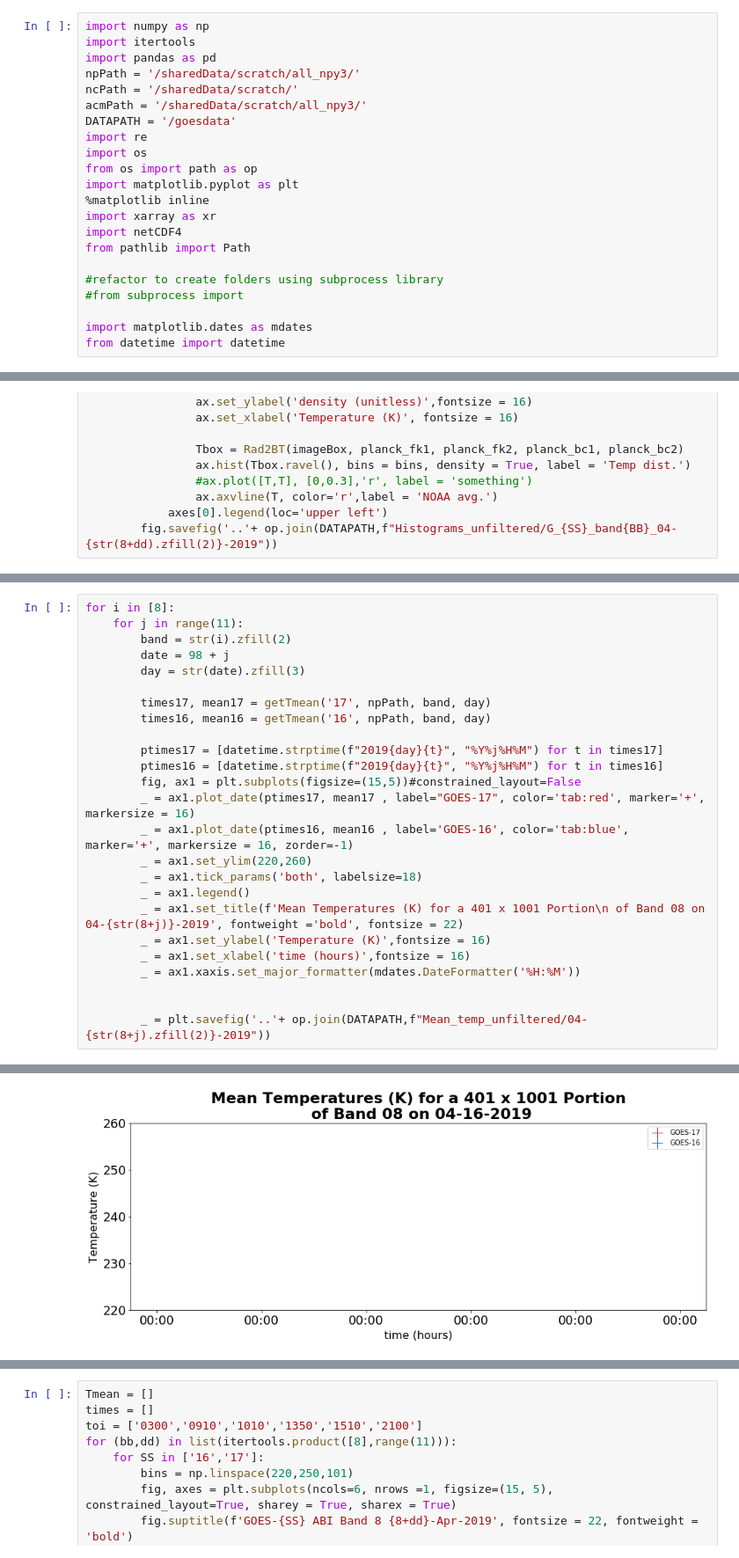
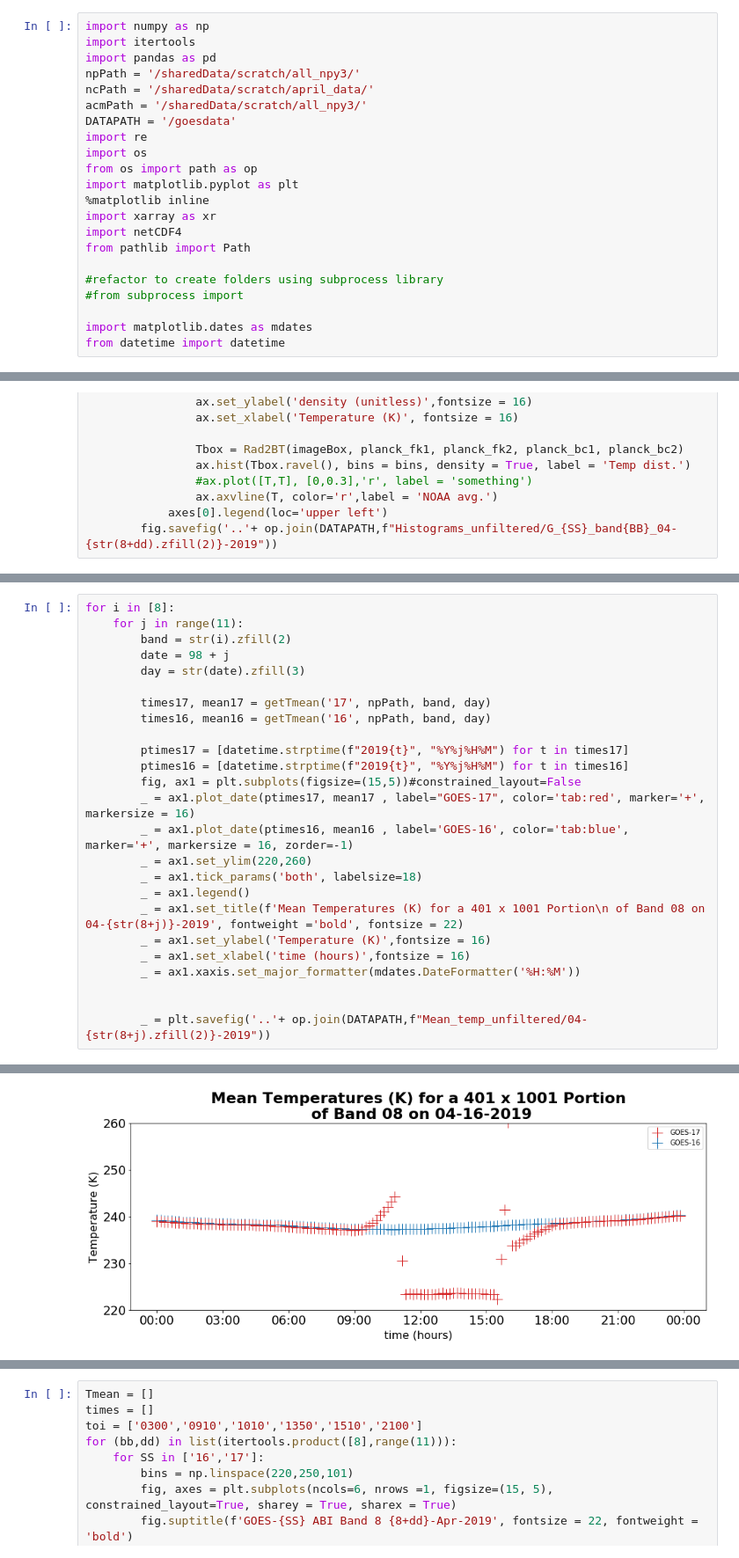
Before and after one commit to adomakor412/GOEScode, a Jupyter notebook: Histogram.ipynb, the cells around one changed output, grey strips where cells are left out. Shown at 88% size. Drawn from its saved outputs; the diff is of its cells as text.

Commit message:
plots for unfiltered means

```diff
--- a/Histogram.ipynb
+++ b/Histogram.ipynb
@@ -5,7 +5,7 @@ import numpy as np
 import itertools
 import pandas as pd
 npPath = '/sharedData/scratch/all_npy3/'
-ncPath = '/sharedData/scratch/'
+ncPath = '/sharedData/scratch/april_data/'
 acmPath = '/sharedData/scratch/all_npy3/'
 DATAPATH = '/goesdata'
 import re
@@ -178,8 +178,8 @@ for i in [8]:
         times17, mean17 = getTmean('17', npPath, band, day)
         times16, mean16 = getTmean('16', npPath, band, day)
 
-        ptimes17 = [datetime.strptime(f"2019{day}{t}", "%Y%j%H%M") for t in times17]
-        ptimes16 = [datetime.strptime(f"2019{day}{t}", "%Y%j%H%M") for t in times16]
+        ptimes17 = [datetime.strptime(f"2019{t}", "%Y%j%H%M") for t in times17]
+        ptimes16 = [datetime.strptime(f"2019{t}", "%Y%j%H%M") for t in times16]
         fig, ax1 = plt.subplots(figsize=(15,5))#constrained_layout=False
         _ = ax1.plot_date(ptimes17, mean17 , label="GOES-17", color='tab:red', marker='+', markersize = 16)
         _ = ax1.plot_date(ptimes16, mean16 , label='GOES-16', color='tab:blue', marker='+', markersize = 16, zorder=-1)
@@ -220 +205 @@ To register the converters:
-[figure, old version]
+[figure, new version]
```
Also changed, not shown: parts of 2 cells of this notebook, 24 other files.
